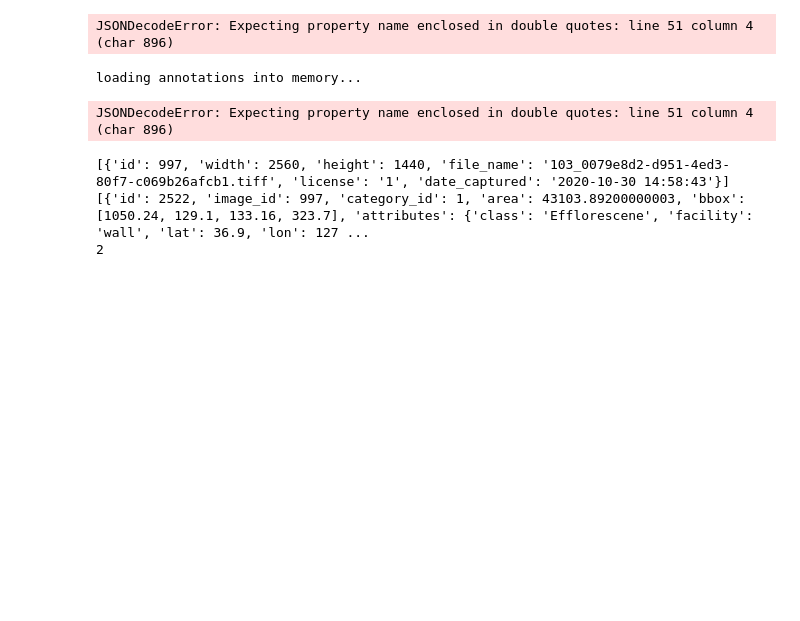
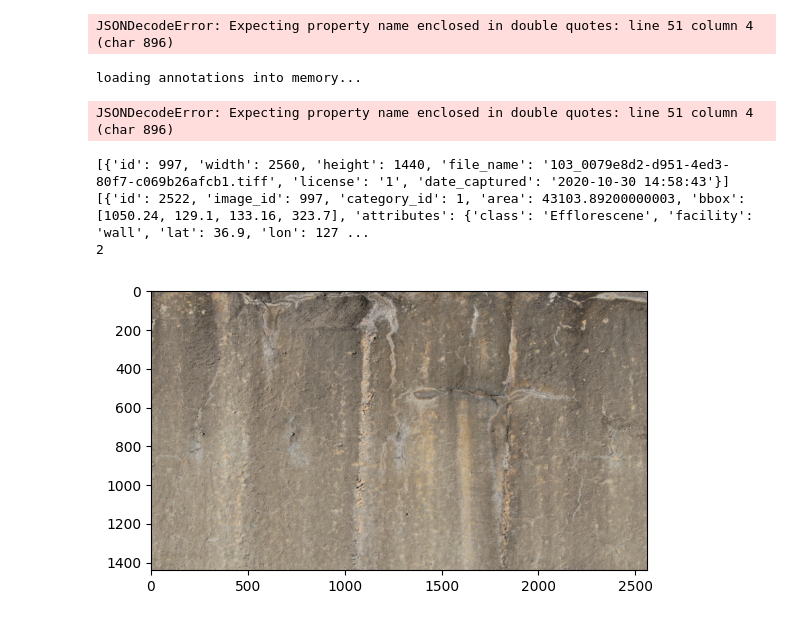
Before and after one commit to jeongjae96/soteria8-crack-detection, a Jupyter notebook: examples/aihub_crack/data_preprocess/data_lookup.ipynb, the cells around one changed output. Cells and saved outputs as stored; diff of their text form; code cells hidden in the pictures; blank space fills up the shorter version.

```diff
--- a/examples/aihub_crack/data_preprocess/data_lookup.ipynb
+++ b/examples/aihub_crack/data_preprocess/data_lookup.ipynb
@@ -83,3 +87,10 @@ with open(sample_coco_path, 'r') as sample_coco:
 [{'id': 997, 'width': 2560, 'height': 1440, 'file_name': '103_0079e8d2-d951-4ed3-80f7-c069b26afcb1.tiff', 'license': '1', 'date_captured': '2020-10-30 14:58:43'}]
 [{'id': 2522, 'image_id': 997, 'category_id': 1, 'area': 43103.89200000003, 'bbox': [1050.24, 129.1, 133.16, 323.7], 'attributes': {'class': 'Efflorescene', 'facility': 'wall', 'lat': 36.9, 'lon': 127 ...
 2
+# %%
+img = cv2.imread(sample_image_path, cv2.IMREAD_COLOR)
+img = cv2.cvtColor(img, cv2.COLOR_BGR2RGB)
+plt.imshow(img)
+plt.show()
+# %% [output]
+[figure, added]
```
Also changed, not shown: parts of 2 cells of this notebook, 2 other files.
